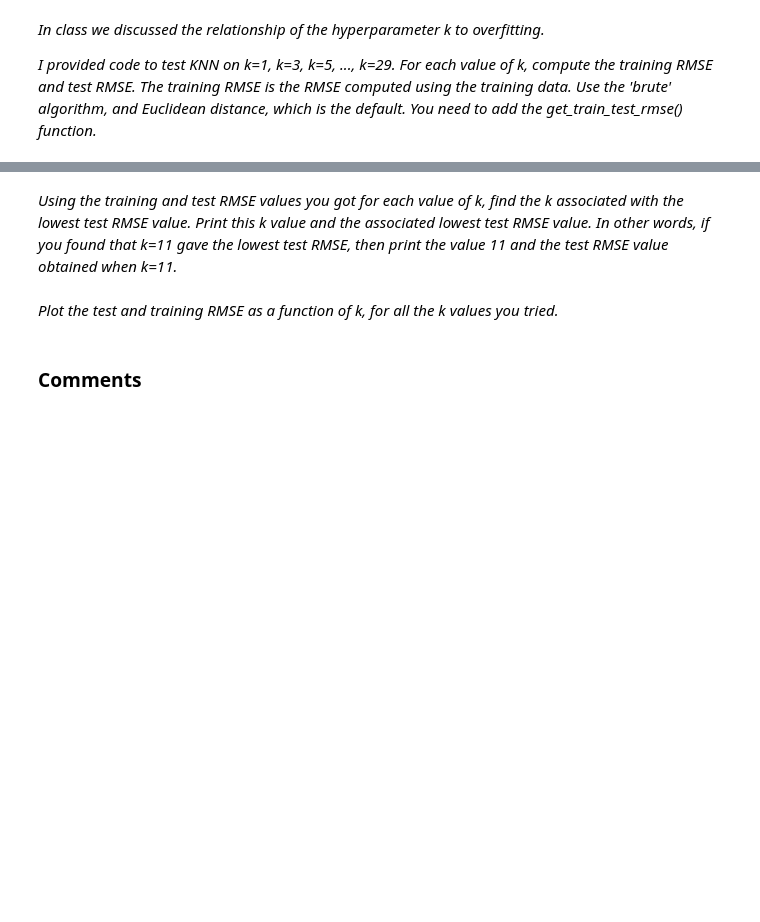
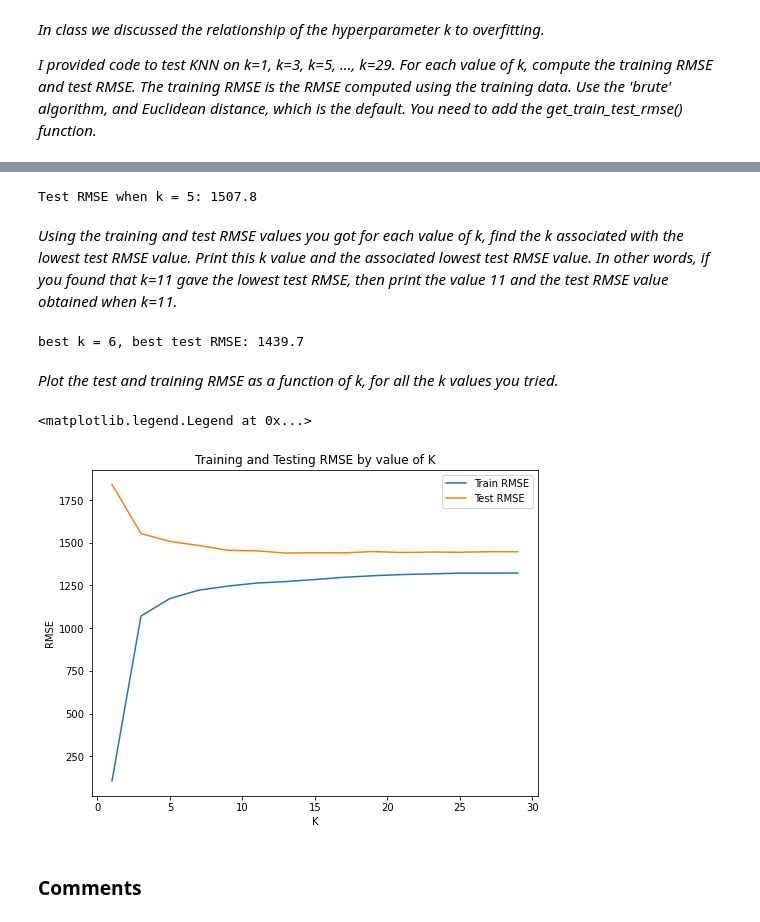
Before and after one commit to BarbosaRicardo/CST383_Data_Science, a Jupyter notebook: Week6/HW/knn-experiments.ipynb, the cells around one changed output, grey strips where cells are left out. Drawn from its saved outputs; the diff is of its cells as text; code cells hidden in the pictures; blank space fills up the shorter version.

```diff
--- a/Week6/HW/knn-experiments.ipynb
+++ b/Week6/HW/knn-experiments.ipynb
@@ -104,0 +142,6 @@ _When using the KNN algorithm, use algorithm='brute' to get the basic KNN algori
+# %%
+# YOUR CODE HERE
+knn = KNeighborsRegressor(algorithm='brute')
+knn.fit(X_train, y_train)
+predictions = knn.predict(X_test)
+rmse(predictions, y_test)
@@ -111,6 +156,10 @@ _I provided code to test KNN on k=1, k=3, k=5, ..., k=29.  For each value of k,
 # %%
 def get_train_test_rmse(regr, X_train, X_test, y_train, y_test):
     # YOUR CODE HERE
+    regr.fit(X_train, y_train)
+    test_pred = regr.predict(X_test)
+    train_pred = regr.predict(X_train)
+    return rmse(train_pred, y_train), rmse(test_pred, y_test)
 # %%
 n = 30
 test_rmse = []
@@ -126,13 +177,20 @@ print('done')
 # %%
 # sanity check
 print('Test RMSE when k = 5: {:0.1f}'.format(test_rmse[2]))
+# %% [output]
+Test RMSE when k = 5: 1507.8
 # %% [markdown]
 _Using the training and test RMSE values you got for each value of k, find the k associated with the lowest test RMSE value. Print this k value and the associated lowest test RMSE value.  In other words, if you found that k=11 gave the lowest test RMSE, then print the value 11 and the test RMSE value obtained when k=11._
 # %%
 def get_best(ks, rmse):
     # YOUR CODE HERE
+    best_k = rmse.index(min(rmse))
+    best_rmse = rmse[best_k]
+    return best_k, best_rmse
 
 best_k, best_rmse = get_best(ks, test_rmse)
 print('best k = {}, best test RMSE: {:0.1f}'.format(best_k, best_rmse))
+# %% [output]
+best k = 6, best test RMSE: 1439.7
 # %% [markdown]
 _Plot the test and training RMSE as a function of k, for all the k values you tried._
@@ -141,3 +197,14 @@ _Plot the test and training RMSE as a function of k, for all the k values you tr
+# %%
+# YOUR CODE HERE
+plt.plot(ks, train_rmse)
+plt.plot(ks, test_rmse)
+plt.title("Training and Testing RMSE by value of K")
+plt.xlabel("K")
+plt.ylabel("RMSE")
+plt.legend(['Train RMSE', "Test RMSE"])
+# %% [output]
+<matplotlib.legend.Legend at 0x...>
+[figure, added]
 # %% [markdown]
 ### Comments
 # %% [markdown]
```
Also changed, not shown: parts of 31 cells of this notebook.
